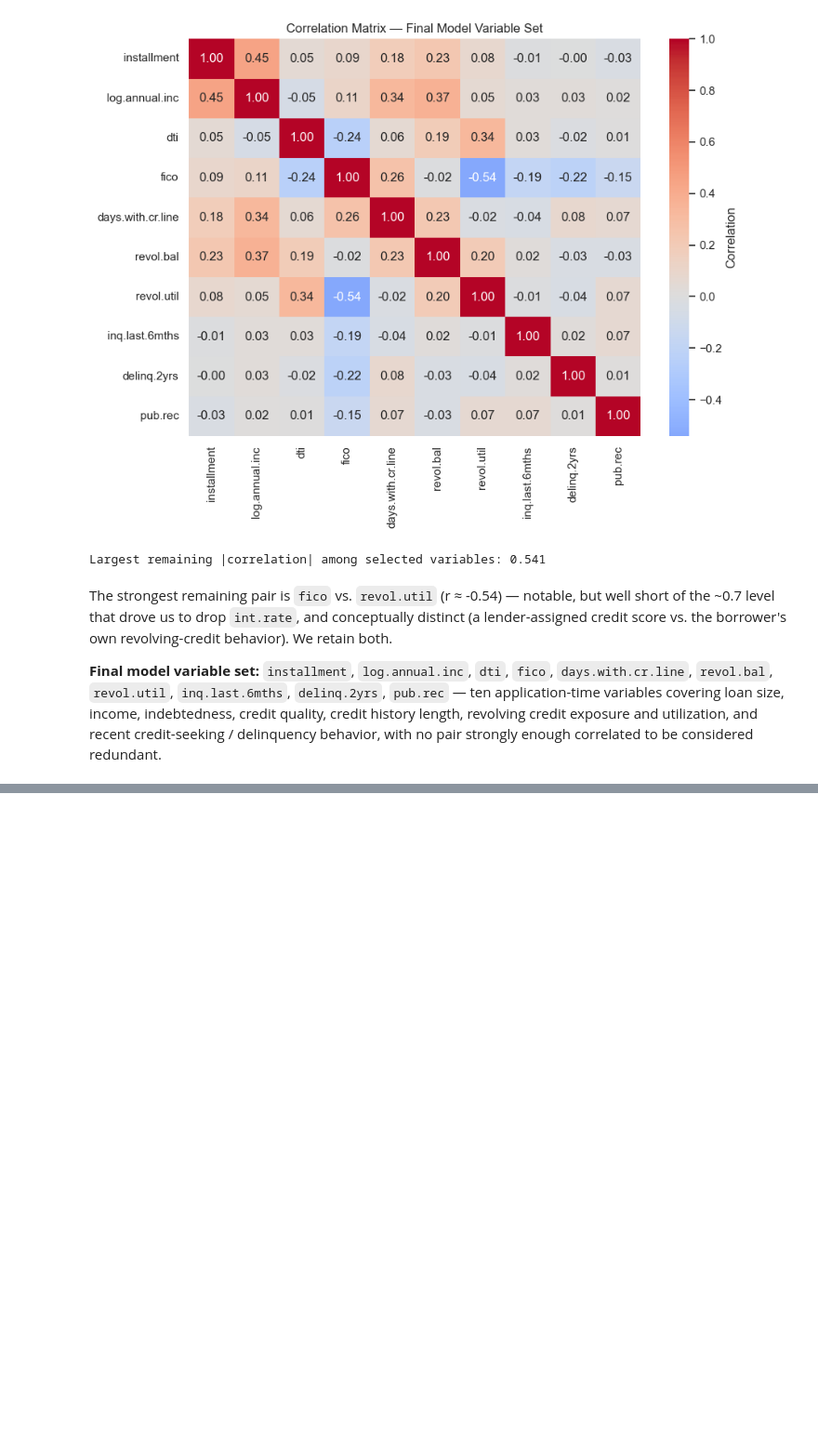
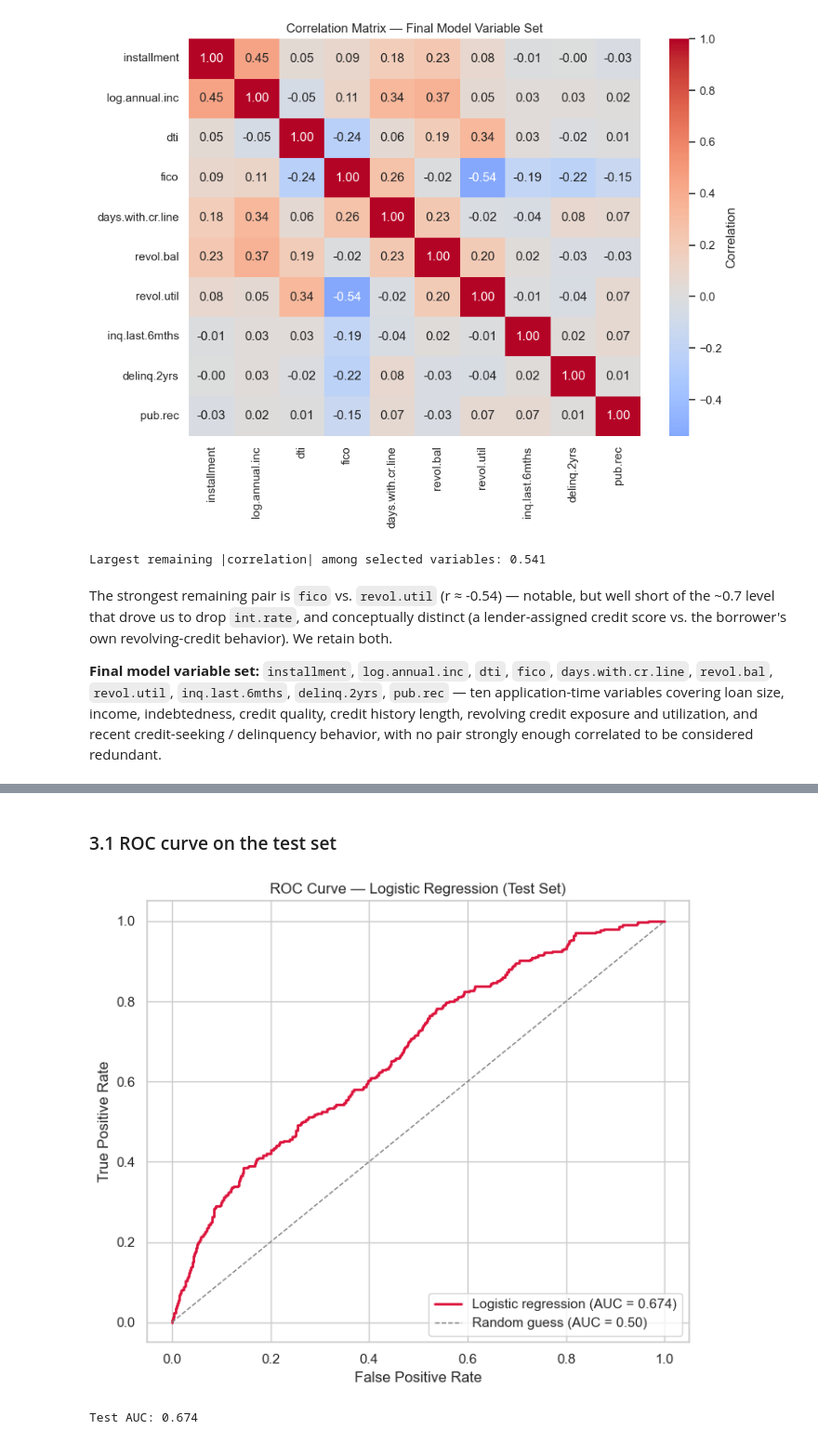
Before and after one commit to JLaniado/credit_ete_analysis, a Jupyter notebook: U2/notebooks/Credit_Default_Update2.ipynb, the cells around one changed output, grey strips where cells are left out. Shown at 93% size. Drawn from its saved outputs; the diff is of its cells as text; code cells hidden in the pictures; blank space fills up the shorter version.

```diff
--- a/U2/notebooks/Credit_Default_Update2.ipynb
+++ b/U2/notebooks/Credit_Default_Update2.ipynb
@@ -212,0 +219,19 @@ considered redundant.
+# %%
+from sklearn.model_selection import train_test_split
+from sklearn.linear_model import LogisticRegression
+from sklearn.preprocessing import StandardScaler
+from sklearn.metrics import (roc_curve, roc_auc_score, classification_report,
+                              confusion_matrix)
+import statsmodels.api as sm
+
+RANDOM_SEED = 42
+
+X = df[model_vars].copy()
+y = df['default'].copy()
+
+X_train, X_test, y_train, y_test = train_test_split(
+    X, y, test_size=0.2, random_state=RANDOM_SEED, stratify=y
+)
+
+print(f"Train: {X_train.shape[0]} loans ({y_train.mean()*100:.1f}% default)")
+print(f"Test:  {X_test.shape[0]} loans ({y_test.mean()*100:.1f}% default)")
@@ -212,0 +241,5 @@ considered redundant.
+# %%
+X_train_sm = sm.add_constant(X_train)
+logit_model = sm.Logit(y_train, X_train_sm)
+logit_result = logit_model.fit(disp=False)
+print(logit_result.summary())
@@ -212,0 +278,23 @@ considered redundant.
+# %% [markdown]
+### 3.1 ROC curve on the test set
+# %%
+X_test_sm = sm.add_constant(X_test, has_constant='add')
+test_probs = logit_result.predict(X_test_sm)
+
+fpr, tpr, thresholds = roc_curve(y_test, test_probs)
+auc = roc_auc_score(y_test, test_probs)
+
+plt.figure(figsize=(7, 6))
+plt.plot(fpr, tpr, color='crimson', lw=2, label=f'Logistic regression (AUC = {auc:.3f})')
+plt.plot([0, 1], [0, 1], color='gray', lw=1, linestyle='--', label='Random guess (AUC = 0.50)')
+plt.xlabel('False Positive Rate')
+plt.ylabel('True Positive Rate')
+plt.title('ROC Curve — Logistic Regression (Test Set)')
+plt.legend(loc='lower right')
+plt.tight_layout()
+plt.show()
+
+print(f"Test AUC: {auc:.3f}")
+# %% [output]
+[figure, added]
+Test AUC: 0.674
```
Also changed, not shown: parts of 15 cells of this notebook.
